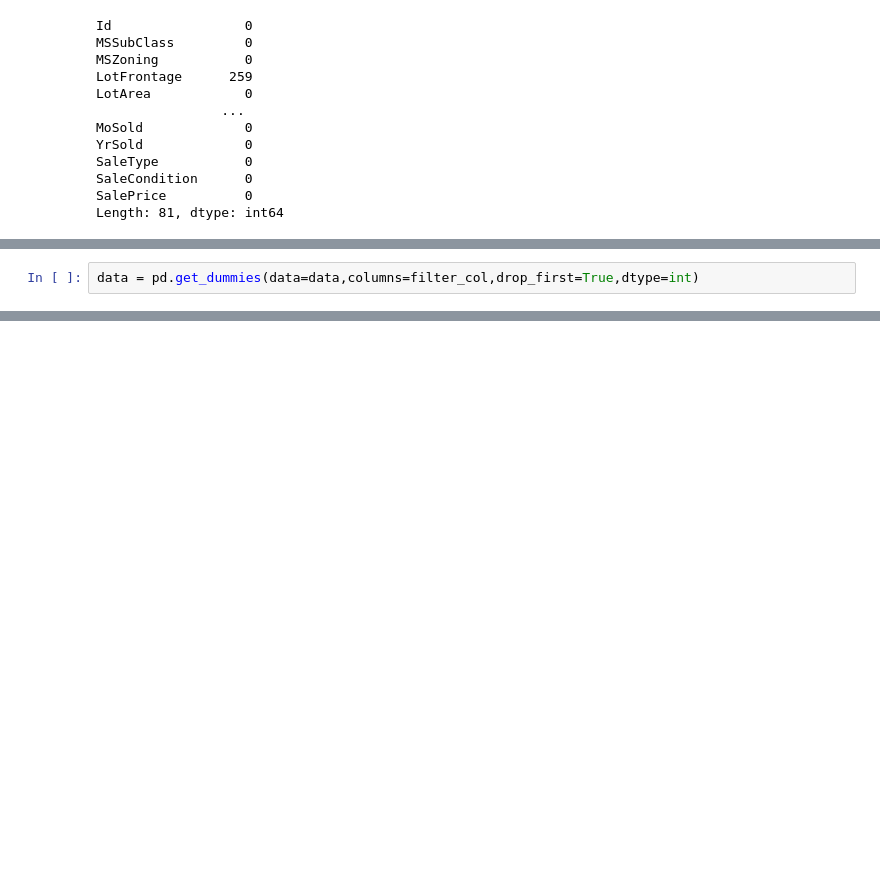
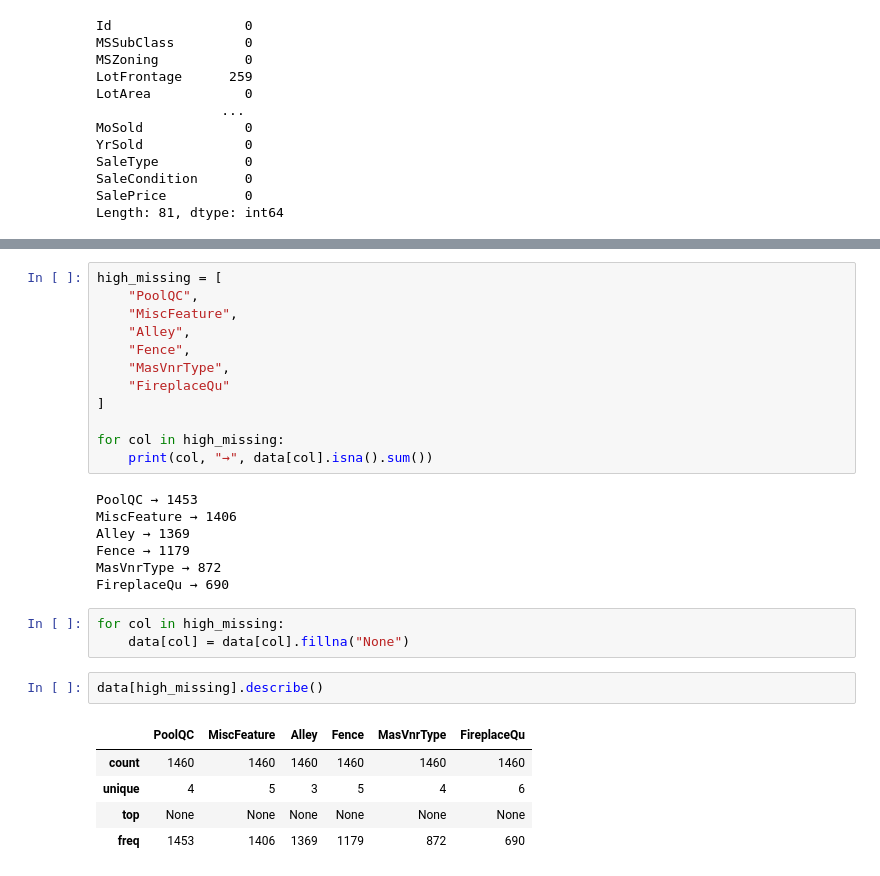
Before and after one commit to hacker-x184/ml-learning-journey, a Jupyter notebook: 03_LinearRegression/amesHousePrice.ipynb, the cells around one changed output, grey strips where cells are left out. Cells and saved outputs as stored; diff of their text form; blank space fills up the shorter version.

```diff
--- a/03_LinearRegression/amesHousePrice.ipynb
+++ b/03_LinearRegression/amesHousePrice.ipynb
@@ -155,2 +120,0 @@ SalePrice = 663
-# %%
-data = pd.get_dummies(data=data,columns=filter_col,drop_first=True,dtype=int)
@@ -189,0 +162,30 @@ le = LabelEncoder()
+# %%
+high_missing = [
+    "PoolQC",
+    "MiscFeature",
+    "Alley",
+    "Fence",
+    "MasVnrType",
+    "FireplaceQu"
+]
+
+for col in high_missing:
+    print(col, "→", data[col].isna().sum())
+# %% [output]
+PoolQC → 1453
+MiscFeature → 1406
+Alley → 1369
+Fence → 1179
+MasVnrType → 872
+FireplaceQu → 690
+# %%
+for col in high_missing:
+    data[col] = data[col].fillna("None")
+# %%
+data[high_missing].describe()
+# %% [output]
+|  | PoolQC | MiscFeature | Alley | Fence | MasVnrType | FireplaceQu |
+| count | 1460 | 1460 | 1460 | 1460 | 1460 | 1460 |
+| unique | 4 | 5 | 3 | 5 | 4 | 6 |
+| top | None | None | None | None | None | None |
+| freq | 1453 | 1406 | 1369 | 1179 | 872 | 690 |
```
Also changed, not shown: parts of 34 cells of this notebook.
